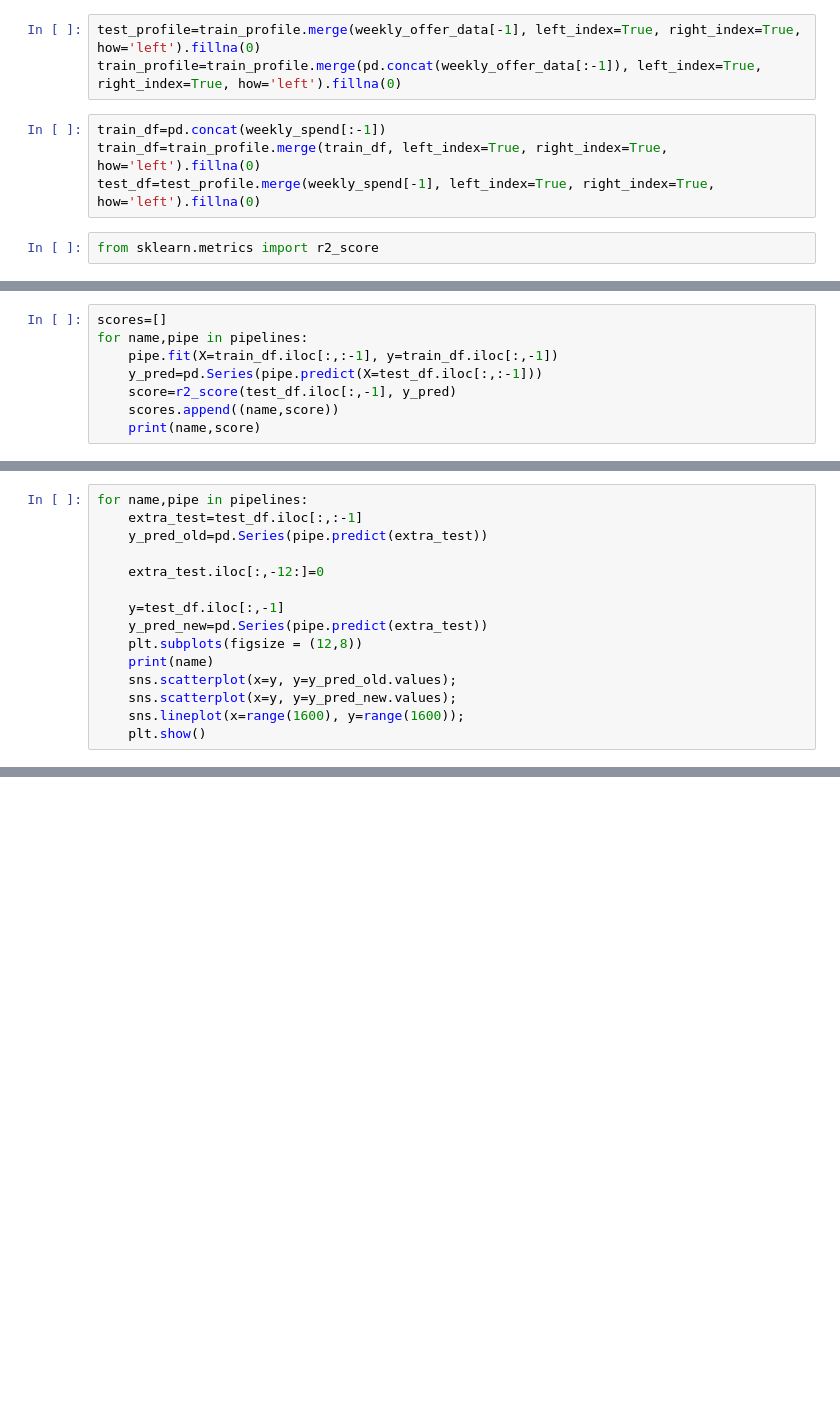
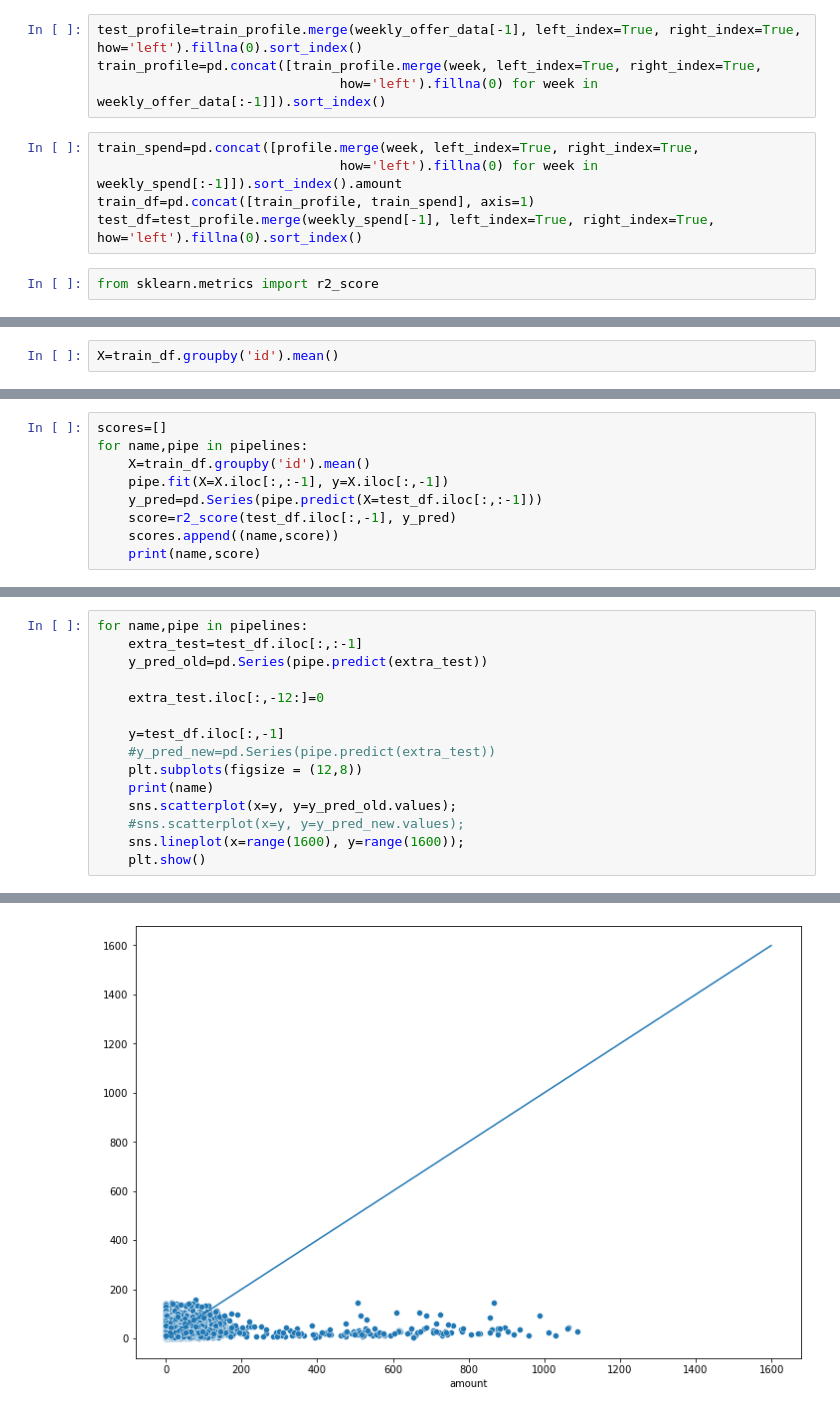
Before and after one commit to Stigant/Starbucks-Project, a Jupyter notebook: Spend Prediction.ipynb, the cells around one changed output, grey strips where cells are left out. Drawn from its saved outputs; the diff is of its cells as text; blank space fills up the shorter version.

```diff
--- a/Spend Prediction.ipynb
+++ b/Spend Prediction.ipynb
@@ -176,11 +196,13 @@ train_profile=profile.drop(['became_member_on', '#_transactions','spend',
 #train_profile=train_profile[train_profile.big_spender==0]
 #train_profile=pd.get_dummies(train_profile, columns=['account_age'])
 # %%
-test_profile=train_profile.merge(weekly_offer_data[-1], left_index=True, right_index=True, how='left').fillna(0)
-train_profile=train_profile.merge(pd.concat(weekly_offer_data[:-1]), left_index=True, right_index=True, how='left').fillna(0)
+test_profile=train_profile.merge(weekly_offer_data[-1], left_index=True, right_index=True, how='left').fillna(0).sort_index()
+train_profile=pd.concat([train_profile.merge(week, left_index=True, right_index=True,
+                               how='left').fillna(0) for week in weekly_offer_data[:-1]]).sort_index()
 # %%
-train_df=pd.concat(weekly_spend[:-1])
-train_df=train_profile.merge(train_df, left_index=True, right_index=True, how='left').fillna(0)
-test_df=test_profile.merge(weekly_spend[-1], left_index=True, right_index=True, how='left').fillna(0)
+train_spend=pd.concat([profile.merge(week, left_index=True, right_index=True,
+                               how='left').fillna(0) for week in weekly_spend[:-1]]).sort_index().amount
+train_df=pd.concat([train_profile, train_spend], axis=1)
+test_df=test_profile.merge(weekly_spend[-1], left_index=True, right_index=True, how='left').fillna(0).sort_index()
 # %%
 from sklearn.metrics import r2_score
@@ -188,0 +227,2 @@ train_df.head()
+# %%
+X=train_df.groupby('id').mean()
@@ -189,7 +246,8 @@ train_df.head()
 # %%
 scores=[]
 for name,pipe in pipelines:
-    pipe.fit(X=train_df.iloc[:,:-1], y=train_df.iloc[:,-1])
+    X=train_df.groupby('id').mean()
+    pipe.fit(X=X.iloc[:,:-1], y=X.iloc[:,-1])
     y_pred=pd.Series(pipe.predict(X=test_df.iloc[:,:-1]))
     score=r2_score(test_df.iloc[:,-1], y_pred)
     scores.append((name,score))
@@ -206,10 +266,11 @@ for name,pipe in pipelines:
     extra_test.iloc[:,-12:]=0
 
     y=test_df.iloc[:,-1]
-    y_pred_new=pd.Series(pipe.predict(extra_test))
+    #y_pred_new=pd.Series(pipe.predict(extra_test))
     plt.subplots(figsize = (12,8))
     print(name)
     sns.scatterplot(x=y, y=y_pred_old.values);
-    sns.scatterplot(x=y, y=y_pred_new.values);
+    #sns.scatterplot(x=y, y=y_pred_new.values);
     sns.lineplot(x=range(1600), y=range(1600));
     plt.show()
+# %% [output]
@@ -215,0 +278 @@ for name,pipe in pipelines:
+[figure, added]
```
Also changed, not shown: parts of 14 cells of this notebook.
